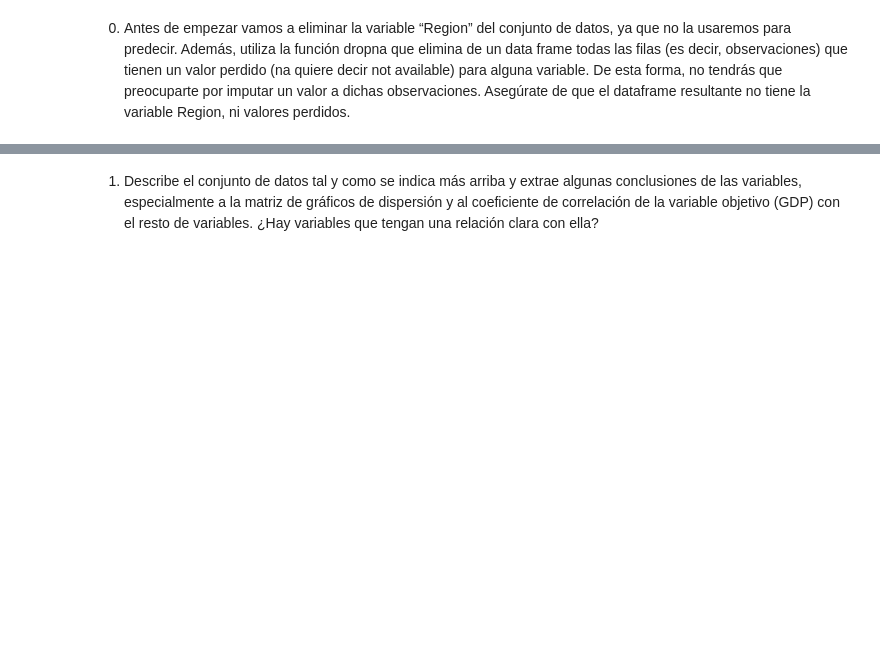
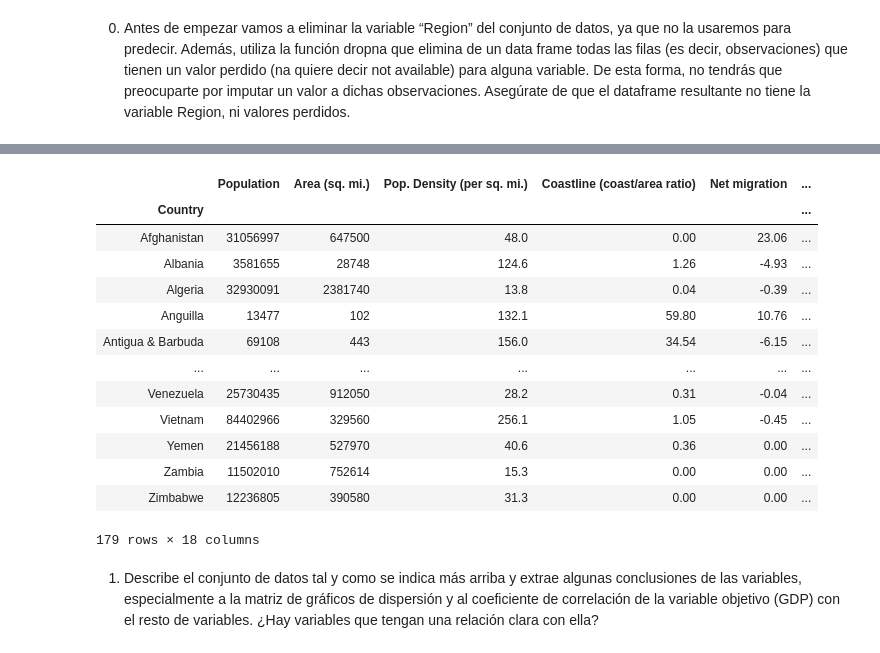
Before and after one commit to diegoambite/IA2, a Jupyter notebook: Práctica 1.3 IA2.ipynb, the cells around one changed output, grey strips where cells are left out. Cells and saved outputs as stored; diff of their text form; code cells hidden in the pictures; blank space fills up the shorter version.

```diff
--- a/Práctica 1.3 IA2.ipynb
+++ b/Práctica 1.3 IA2.ipynb
@@ -10,3 +64,20 @@ Además, utiliza la función dropna que elimina de un data frame todas las filas
+# %%
+countries.dropna()
+# %% [output]
+|  | Population | Area (sq. mi.) | Pop. Density (per sq. mi.) | Coastline (coast/area ratio) | Net migration | ... |
+| Country |  |  |  |  |  | ... |
+| Afghanistan | 31056997 | 647500 | 48.0 | 0.00 | 23.06 | ... |
+| Albania | 3581655 | 28748 | 124.6 | 1.26 | -4.93 | ... |
+| Algeria | 32930091 | 2381740 | 13.8 | 0.04 | -0.39 | ... |
+| Anguilla | 13477 | 102 | 132.1 | 59.80 | 10.76 | ... |
+| Antigua & Barbuda | 69108 | 443 | 156.0 | 34.54 | -6.15 | ... |
+| ... | ... | ... | ... | ... | ... | ... |
+| Venezuela | 25730435 | 912050 | 28.2 | 0.31 | -0.04 | ... |
+| Vietnam | 84402966 | 329560 | 256.1 | 1.05 | -0.45 | ... |
+| Yemen | 21456188 | 527970 | 40.6 | 0.36 | 0.00 | ... |
+| Zambia | 11502010 | 752614 | 15.3 | 0.00 | 0.00 | ... |
+| Zimbabwe | 12236805 | 390580 | 31.3 | 0.00 | 0.00 | ... |
+179 rows × 18 columns
 # %% [markdown]
 1. Describe el conjunto de datos tal y como se indica más arriba y extrae algunas conclusiones de las variables, especialmente a la matriz de gráficos de dispersión y al coeficiente de correlación de la variable objetivo (GDP) con el resto de variables. ¿Hay variables que tengan una relación clara con ella?
 # %% [markdown]
```
Also changed, not shown: parts of 8 cells of this notebook.
